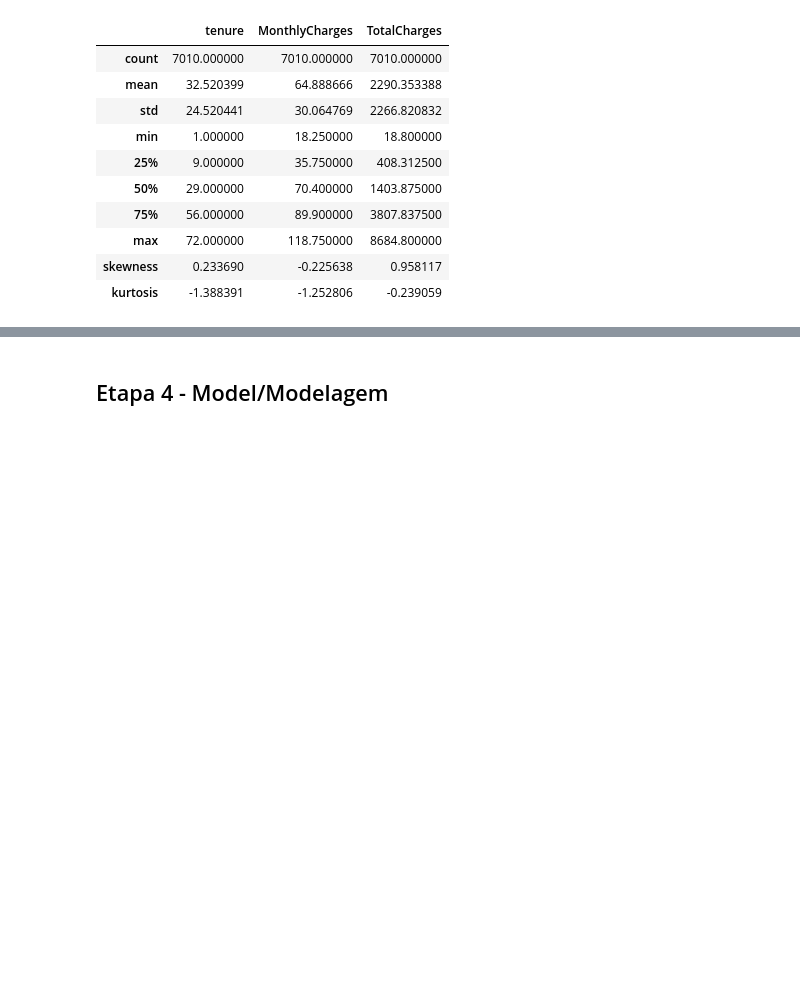
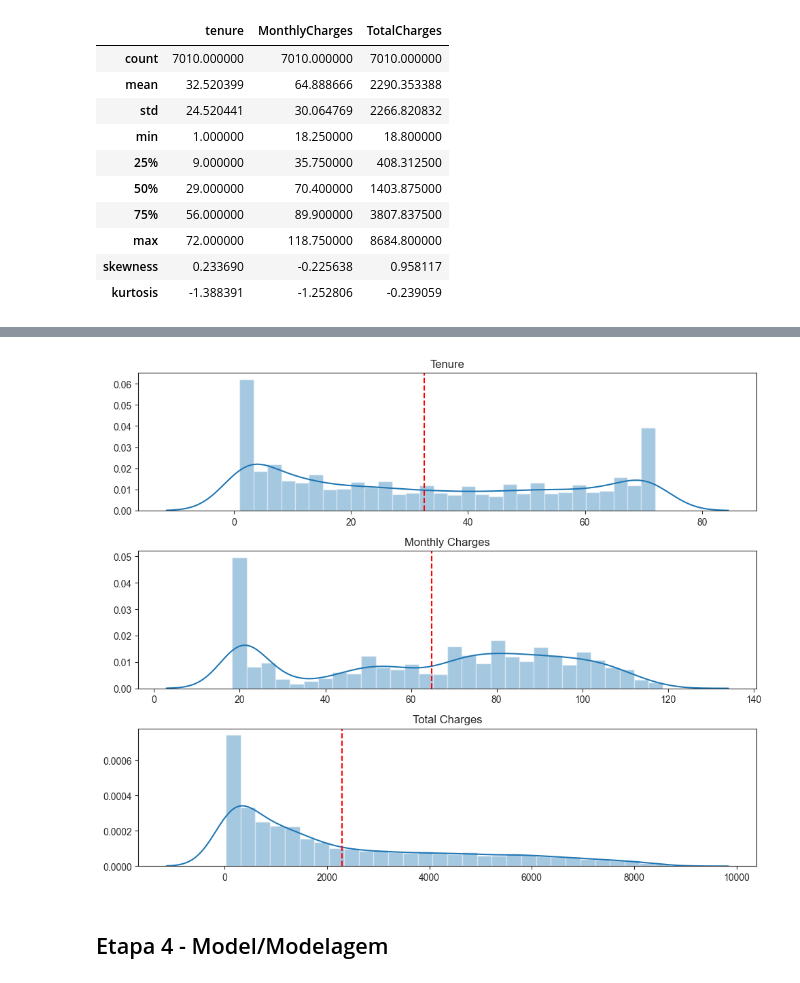
Before and after one commit to eloabe/churn-analysis, a Jupyter notebook: notebook1.ipynb, the cells around one changed output, grey strips where cells are left out. Saved outputs shown, nothing was run; the diff lists cells and outputs as text; code cells hidden in the pictures; blank space fills up the shorter version.

Commit message:
inserção de gráficos

```diff
--- a/notebook1.ipynb
+++ b/notebook1.ipynb
@@ -203,3 +181,23 @@ l1.label = 'média'
+# %%
+# Criando cada gráfico de distribuição com a média demarcada
+
+fig, axes = plt.subplots(3, 1, figsize = (10,8))
+
+sns.distplot(df['tenure'], ax = axes[0], bins = 30).set(xlabel=None, ylabel=None)
+axes[0].set_title("Tenure")
+axes[0].axvline(np.mean(df['tenure']), color='red', linestyle='--')
+
+sns.distplot(df['MonthlyCharges'], ax = axes[1], bins = 30).set(xlabel=None, ylabel=None)
+axes[1].set_title("Monthly Charges")
+axes[1].axvline(df['MonthlyCharges'].mean(), color='red', linestyle='--')
+
+sns.distplot(df['TotalCharges'], ax = axes[2], bins = 30).set(xlabel=None, ylabel=None)
+axes[2].set_title("Total Charges")
+axes[2].axvline(df['TotalCharges'].mean(), color='red', linestyle='--')
+
+fig.tight_layout()
+# %% [output]
+[figure, added]
 # %% [markdown]
 ## Etapa 4 - Model/Modelagem
 # %% [markdown]
```
Also changed, not shown: parts of 8 cells of this notebook.
